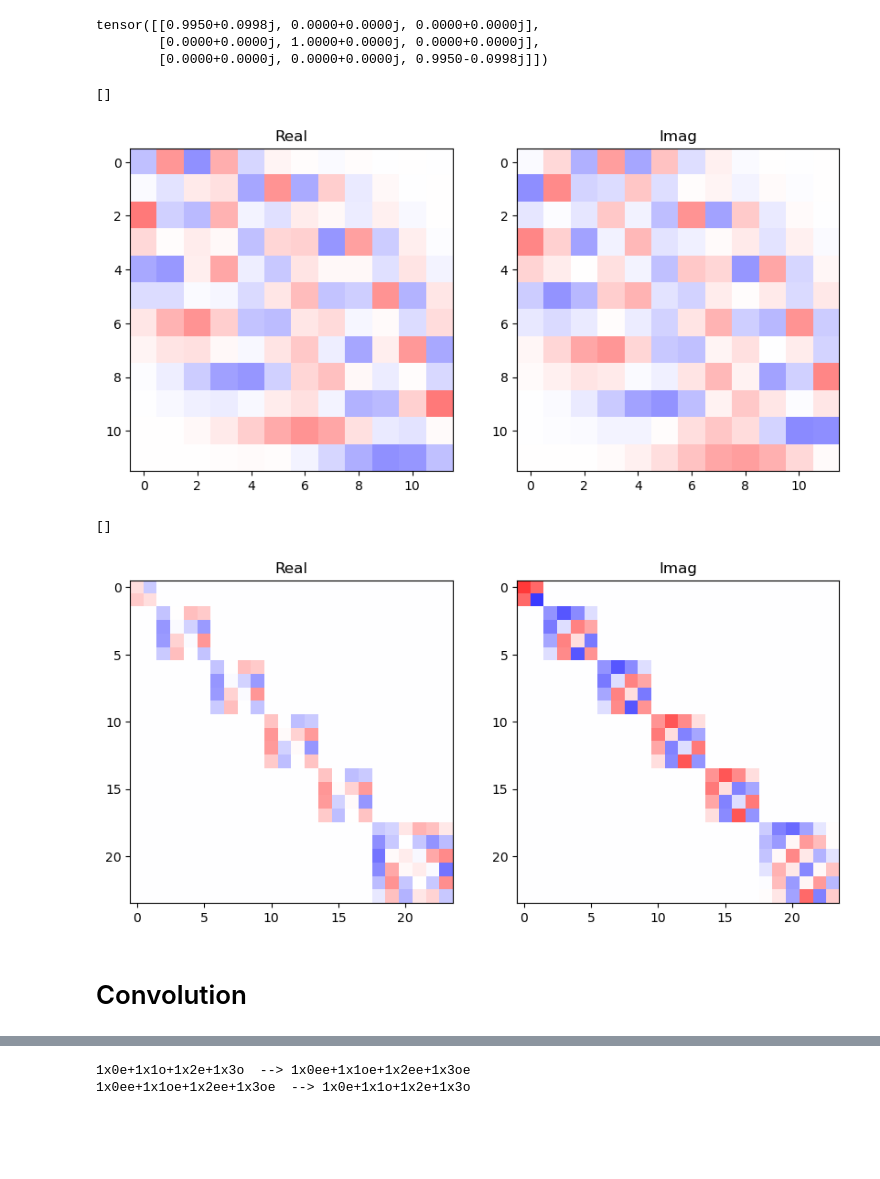
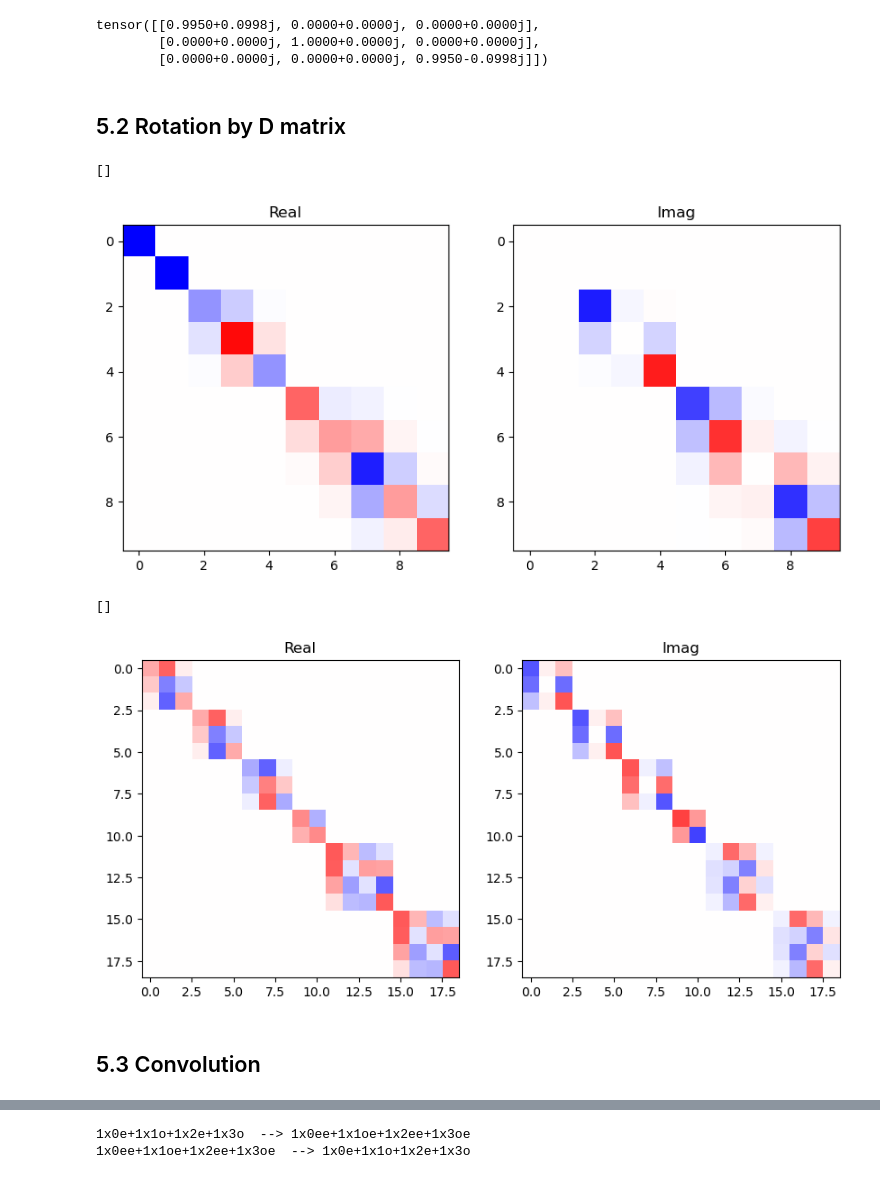
Before and after one commit to c-earth/qsenn, a Jupyter notebook: su2nn_test.ipynb, the cells around one changed output, grey strips where cells are left out. Cells and saved outputs as stored; diff of their text form; code cells hidden in the pictures; blank space fills up the shorter version.

```diff
--- a/su2nn_test.ipynb
+++ b/su2nn_test.ipynb
@@ -132,30 +132,32 @@ irreps.D_from_angles(alpha=t(0.1), beta=t(0.0), gamma=t(0.0), k=t(0))
 tensor([[0.9950+0.0998j, 0.0000+0.0000j, 0.0000+0.0000j],
         [0.0000+0.0000j, 1.0000+0.0000j, 0.0000+0.0000j],
         [0.0000+0.0000j, 0.0000+0.0000j, 0.9950-0.0998j]])
+# %% [markdown]
+## 5.2 Rotation by D matrix
 # %%
-irreps = Irreps("3x0ee + 2x0oe + 1x1eo + 1x2oe")
-irreps = Irreps("1x5.5eo")
+irreps = Irreps("2x0oe + 1x1eo + 1x2oe")
+# irreps = Irreps("1x5.5eo")
 from su2nn_e3nn_core import su2
 rot = -su2.rand_matrix()
 
 D = irreps.D_from_angles(torch.tensor([30]), torch.tensor([50]), torch.tensor([10]))
 D = irreps.D_from_matrix(rot)
 # print(D)
 
 D = D.reshape(irreps.dim, irreps.dim)
 import matplotlib.pyplot as plt
 fig, axs = plt.subplots(1,2, figsize = (10, 5))
 ax1, ax2 = axs[0], axs[1]
 ax1.imshow(D.real, cmap='bwr', vmin=-1, vmax=1)
 ax1.set_title('Real')
 ax2.imshow(D.imag, cmap='bwr', vmin=-1, vmax=1)
 ax2.set_title('Imag')
 plt.plot()
 # %% [output]
 []
-[figure, old version]
+[figure, new version]
 # %%
-irreps = Irreps("1x0.5ee + 1x1.5ee + 1x1.5eo + 1x1.5oe + 1x1.5oo+ 1x2.5oe")
+irreps = Irreps("2x1oe + 1x1eo +1x0.5eo + 1x1.5oe + 1x1.5oo")
 from su2nn_e3nn_core import su2
 rot = -su2.rand_matrix()
 
@@ -172,9 +174,9 @@ ax2.set_title('Imag')
 plt.plot()
 # %% [output]
 []
-[figure, old version]
+[figure, new version]
 # %% [markdown]
-# Convolution
+## 5.3 Convolution
 # %%
 import torch
 from torch_cluster import radius_graph
```
Also changed, not shown: parts of 27 cells of this notebook.
